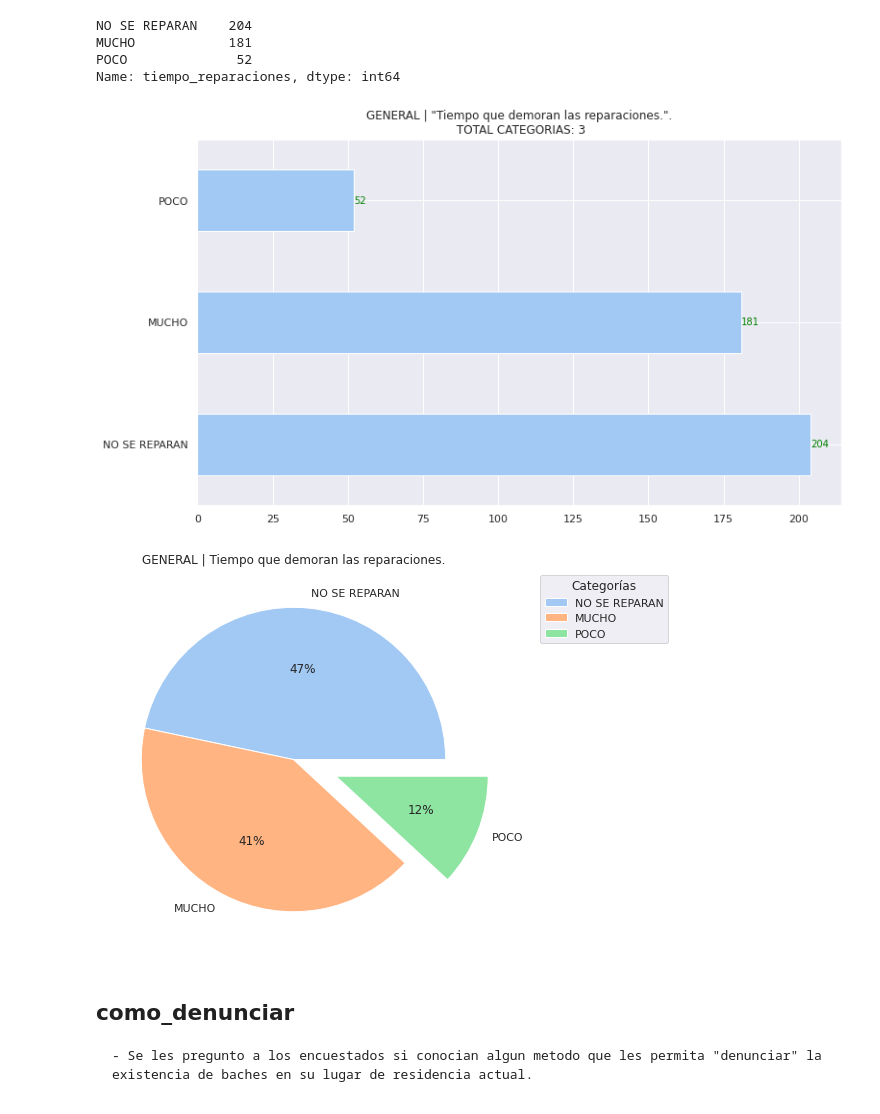
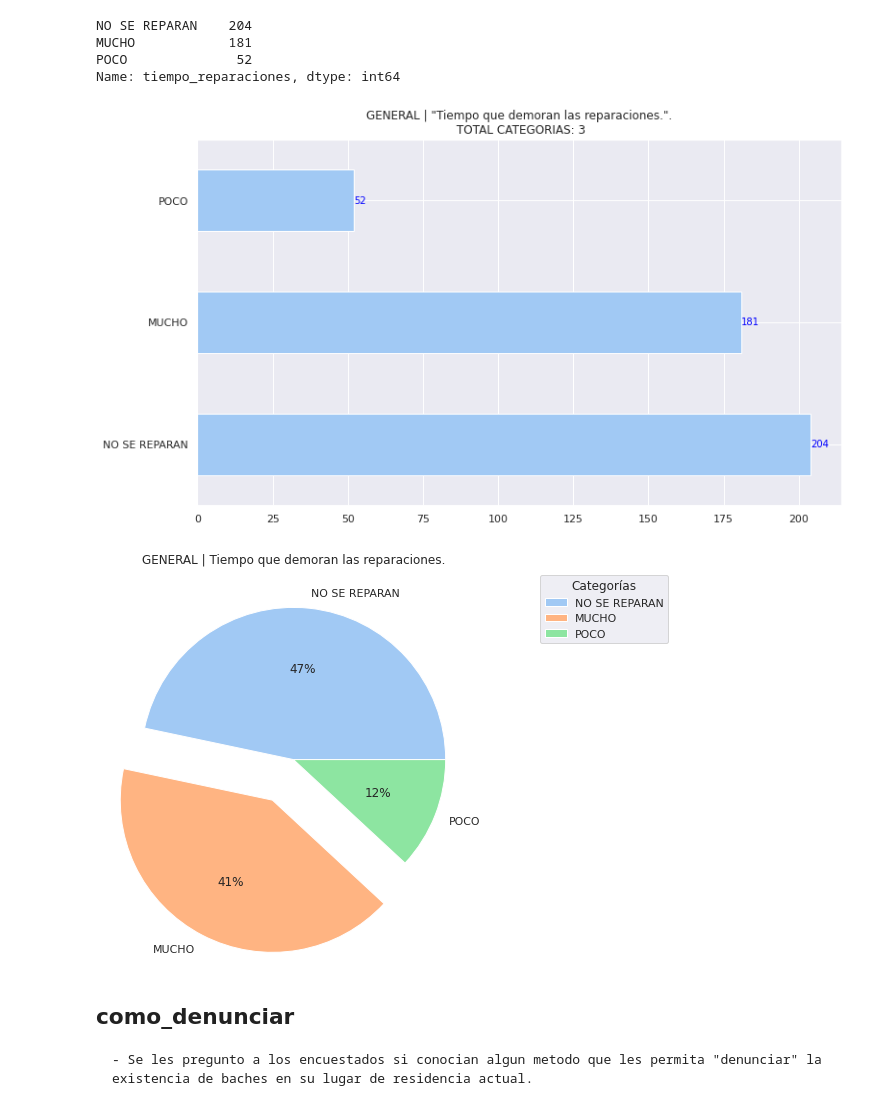
Before and after one commit to TorrezMN/Data_Science, a Jupyter notebook: notebooks/GeneralView.ipynb, the cells around one changed output. Saved outputs shown, nothing was run; the diff lists cells and outputs as text; code cells hidden in the pictures.

Commit message:
ADDED some new charts in 'general view' notebook.

```diff
--- a/notebooks/GeneralView.ipynb
+++ b/notebooks/GeneralView.ipynb
@@ -385,30 +386,30 @@ fig10 = tiempo_rep.plot(
 )
 
 for k,v in enumerate(tiempo_rep):
-    fig10.annotate(v,(v,k),  va='center',color='green',fontsize=10)
+    fig10.annotate(v,(v,k),  va='center',color='blue',fontsize=10)
 plt.show()
 # %% [output]
-[figure, old version]
+[figure, new version]
 # %%
 fig11 = df['tiempo_reparaciones'].value_counts(normalize=True).plot(
     kind='pie',
     title='GENERAL | Tiempo que demoran las reparaciones.',
-    explode = [0,0,.3],
+    explode = [0,.3,0],
     legend=True,
     autopct='%.0f%%',
     xlabel='',
     ylabel=''
 )
 
 sns.move_legend(
     fig11,
     "upper right",
     bbox_to_anchor=(1.5, 1), title='Categorías')
 
 
 plt.show()
 # %% [output]
-[figure, old version]
+[figure, new version]
 # %% [markdown]
 ## como_denunciar
     - Se les pregunto a los encuestados si conocian algun metodo que les permita "denunciar" la existencia de baches en su lugar de residencia actual.
```
Also changed, not shown: parts of 34 cells of this notebook.
